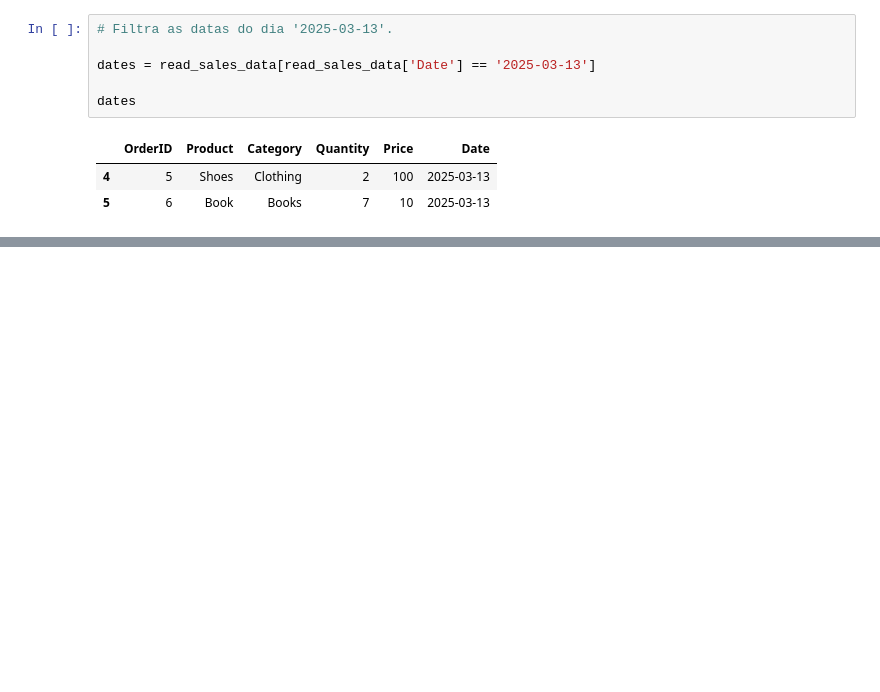
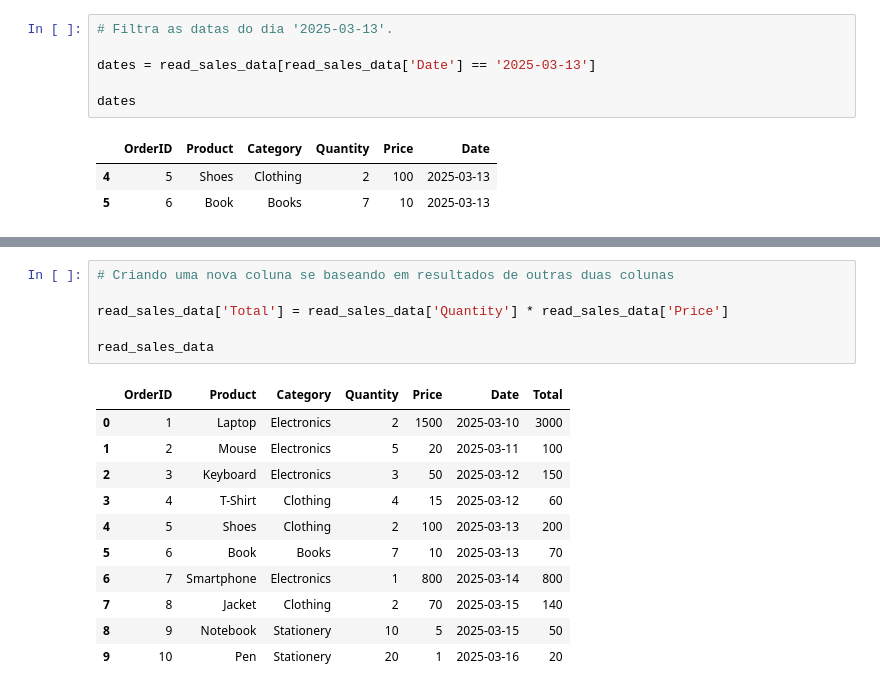
Before and after one commit to fandredev/ml-my-guide, a Jupyter notebook: sales_training.ipynb, the cells around one changed output, grey strips where cells are left out. Saved outputs shown, nothing was run; the diff lists cells and outputs as text; blank space fills up the shorter version.

Commit message:
feat: add sales_training data second day using chatgpt support

```diff
--- a/sales_training.ipynb
+++ b/sales_training.ipynb
@@ -168,0 +187,18 @@ dates
+# %%
+# Criando uma nova coluna se baseando em resultados de outras duas colunas
+
+read_sales_data['Total'] = read_sales_data['Quantity'] * read_sales_data['Price']
+
+read_sales_data
+# %% [output]
+|  | OrderID | Product | Category | Quantity | Price | Date | Total |
+| 0 | 1 | Laptop | Electronics | 2 | 1500 | 2025-03-10 | 3000 |
+| 1 | 2 | Mouse | Electronics | 5 | 20 | 2025-03-11 | 100 |
+| 2 | 3 | Keyboard | Electronics | 3 | 50 | 2025-03-12 | 150 |
+| 3 | 4 | T-Shirt | Clothing | 4 | 15 | 2025-03-12 | 60 |
+| 4 | 5 | Shoes | Clothing | 2 | 100 | 2025-03-13 | 200 |
+| 5 | 6 | Book | Books | 7 | 10 | 2025-03-13 | 70 |
+| 6 | 7 | Smartphone | Electronics | 1 | 800 | 2025-03-14 | 800 |
+| 7 | 8 | Jacket | Clothing | 2 | 70 | 2025-03-15 | 140 |
+| 8 | 9 | Notebook | Stationery | 10 | 5 | 2025-03-15 | 50 |
+| 9 | 10 | Pen | Stationery | 20 | 1 | 2025-03-16 | 20 |
```
Also changed, not shown: parts of 8 cells of this notebook.
